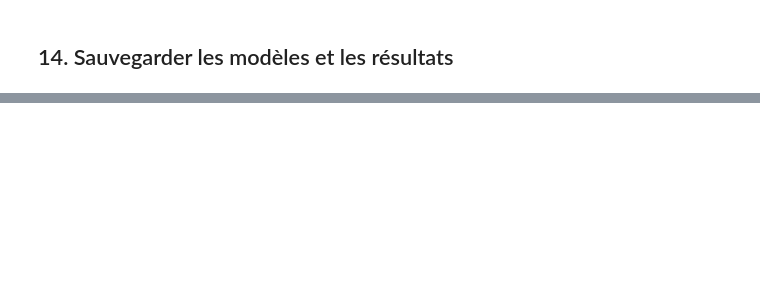
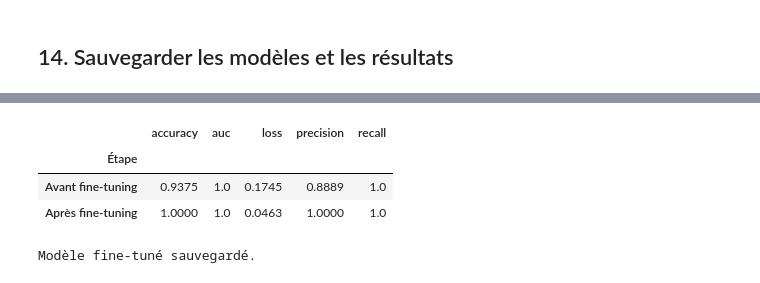
Before and after one commit to Kadiri-Mohamed/ChestScan-AI, a Jupyter notebook: notebooks/ChestScan_AI.ipynb, the cells around one changed output, grey strips where cells are left out. Saved outputs shown, nothing was run; the diff lists cells and outputs as text; code cells hidden in the pictures; blank space fills up the shorter version.

```diff
--- a/notebooks/ChestScan_AI.ipynb
+++ b/notebooks/ChestScan_AI.ipynb
@@ -549,0 +662,20 @@ Fichiers : ['best_cnn.keras', 'best_mobilenet.keras', 'cnn_from_scratch.keras',
+# %%
+fine_tuning_callbacks = [
+    keras.callbacks.EarlyStopping(
+        monitor="val_loss",
+        patience=2,
+        restore_best_weights=True
+    ),
+    keras.callbacks.ModelCheckpoint(
+        "outputs/best_mobilenet_finetuned.keras",
+        monitor="val_loss",
+        save_best_only=True
+    )
+]
+
+history_finetune = mobilenet_model.fit(
+    train_ds_mobilenet,
+    validation_data=val_ds_mobilenet,
+    epochs=5,
+    callbacks=fine_tuning_callbacks
+)
@@ -549,0 +689,20 @@ Fichiers : ['best_cnn.keras', 'best_mobilenet.keras', 'cnn_from_scratch.keras',
+# %%
+finetuned_val_results = mobilenet_model.evaluate(
+    val_ds_mobilenet,
+    return_dict=True,
+    verbose=1
+)
+
+comparison_finetuning = pd.DataFrame([
+    {
+        "Étape": "Avant fine-tuning",
+        **baseline_val_results
+    },
+    {
+        "Étape": "Après fine-tuning",
+        **finetuned_val_results
+    }
+]).set_index("Étape")
+
+display(comparison_finetuning.round(4))
+# %% [output]
@@ -549,0 +710,12 @@ Fichiers : ['best_cnn.keras', 'best_mobilenet.keras', 'cnn_from_scratch.keras',
+|  | accuracy | auc | loss | precision | recall |
+| Étape |  |  |  |  |  |
+| Avant fine-tuning | 0.9375 | 1.0 | 0.1745 | 0.8889 | 1.0 |
+| Après fine-tuning | 1.0000 | 1.0 | 0.0463 | 1.0000 | 1.0 |
+# %%
+mobilenet_model.save(
+    "outputs/mobilenetv2_finetuned.keras"
+)
+
+print("Modèle fine-tuné sauvegardé.")
+# %% [output]
+Modèle fine-tuné sauvegardé.
```
Also changed, not shown: parts of 17 cells of this notebook.
